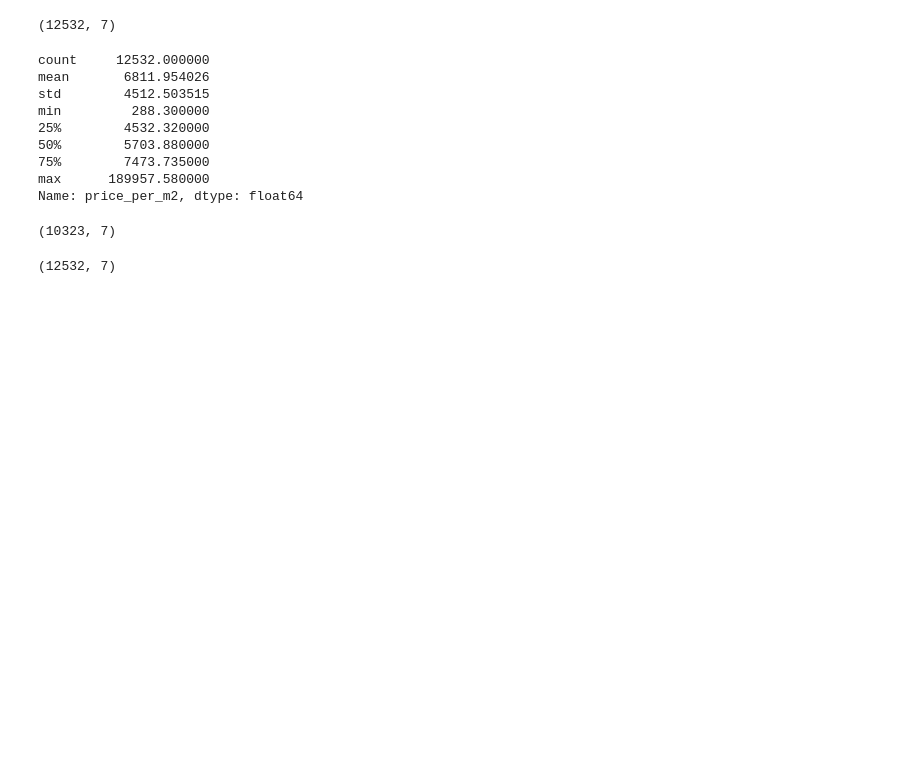
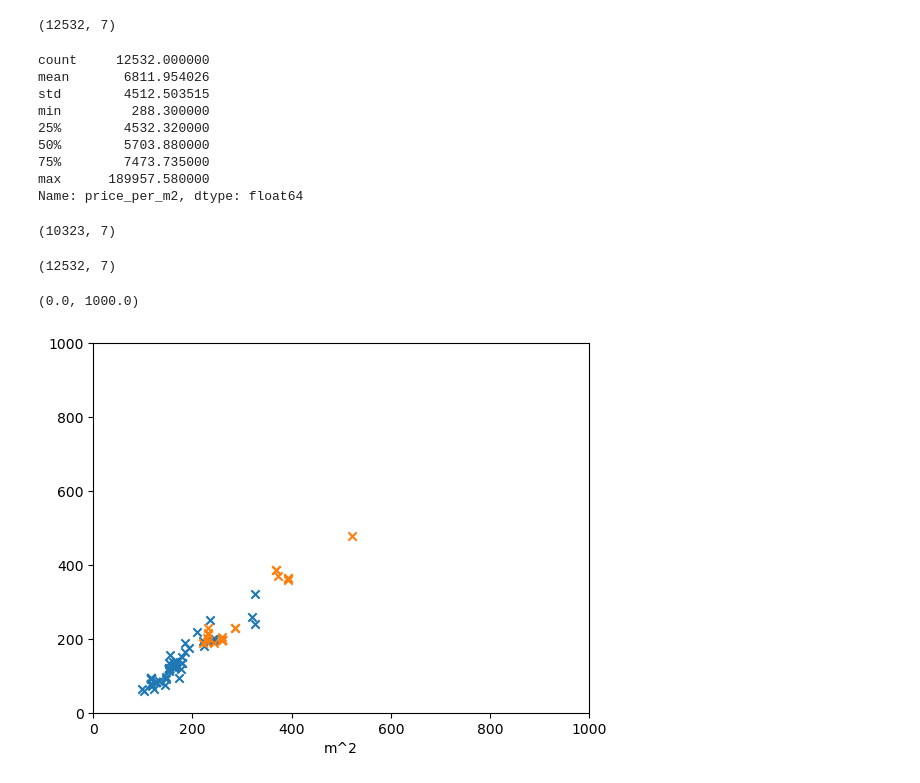
Before and after one commit to papito111/PYTHON_KURSY, a Jupyter notebook: python/Jupyter_nauka/Projekty/5_Projekt_ML_House_prediction/House_pred.ipynb, the cells around one changed output. Saved outputs shown, nothing was run; the diff lists cells and outputs as text; code cells hidden in the pictures; blank space fills up the shorter version.

```diff
--- a/python/Jupyter_nauka/Projekty/5_Projekt_ML_House_prediction/House_pred.ipynb
+++ b/python/Jupyter_nauka/Projekty/5_Projekt_ML_House_prediction/House_pred.ipynb
@@ -244,3 +241,17 @@ df7.shape
 df6.shape
 # %% [output]
 (12532, 7)
+# %%
+df7 = df7
+# %%
+bhk3 = df7[(df7.BHK==3) & (df7.location == 'Hebbal')]
+bhk4 = df7[(df7.BHK==4) & (df7.location =='Hebbal')]
+
+plt.scatter(bhk3.total_m2,bhk3.price,marker='x')
+plt.scatter(bhk4.total_m2,bhk4.price,marker='x')
+plt.xlim(0,1000)
+plt.xlabel('m^2')
+plt.ylim(0,1000)
+# %% [output]
+(0.0, 1000.0)
+[figure, added]
```
Also changed, not shown: parts of 11 cells of this notebook.
